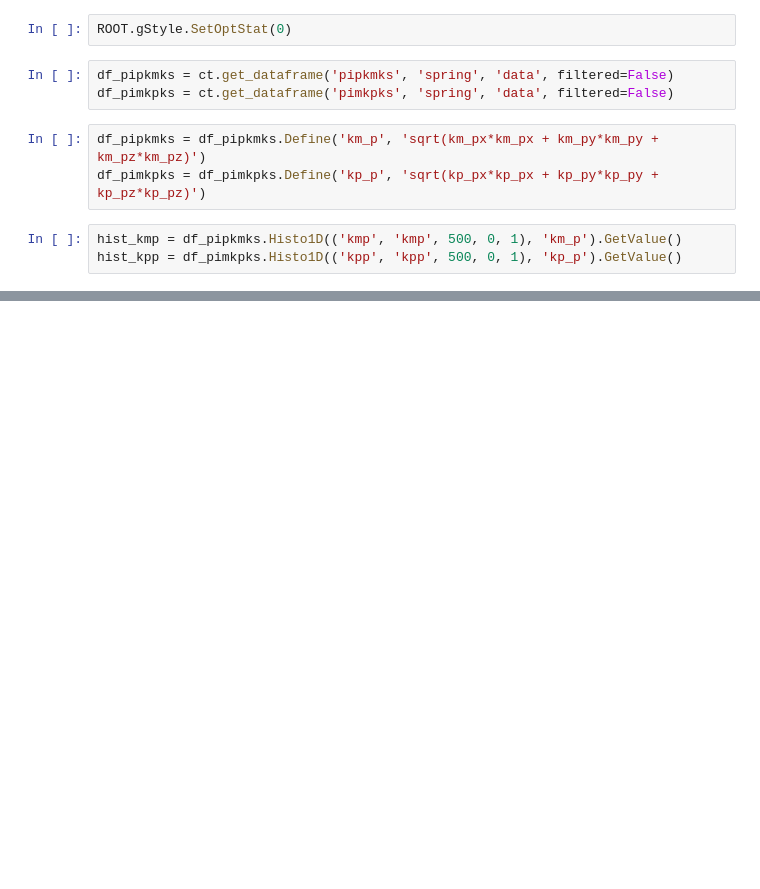
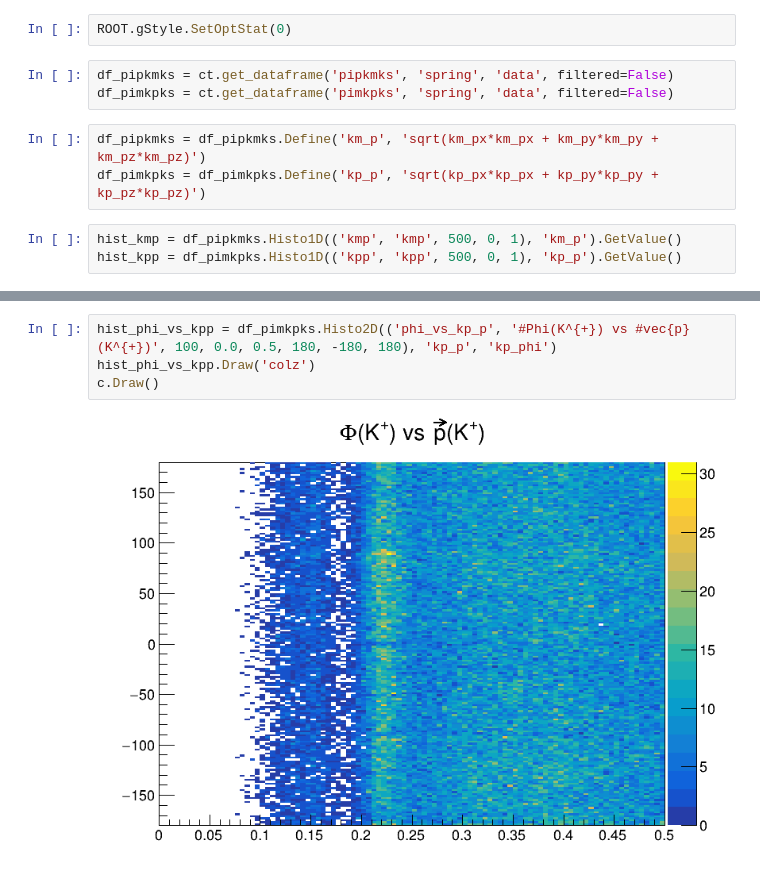
Before and after one commit to tylerviducic/gluex, a Jupyter notebook: forMoskov/kaon_momentum.ipynb, the cells around one changed output, grey strips where cells are left out. Drawn from its saved outputs; the diff is of its cells as text; blank space fills up the shorter version.

```diff
--- a/forMoskov/kaon_momentum.ipynb
+++ b/forMoskov/kaon_momentum.ipynb
@@ -39,0 +68,6 @@ Info in <TCanvas::Print>: png file kaon_momentum.png has been created
+# %%
+hist_phi_vs_kpp = df_pimkpks.Histo2D(('phi_vs_kp_p', '#Phi(K^{+}) vs #vec{p}(K^{+})', 100, 0.0, 0.5, 180, -180, 180), 'kp_p', 'kp_phi')
+hist_phi_vs_kpp.Draw('colz')
+c.Draw()
+# %% [output]
+[figure, added]
```
Also changed, not shown: parts of 7 cells of this notebook.
